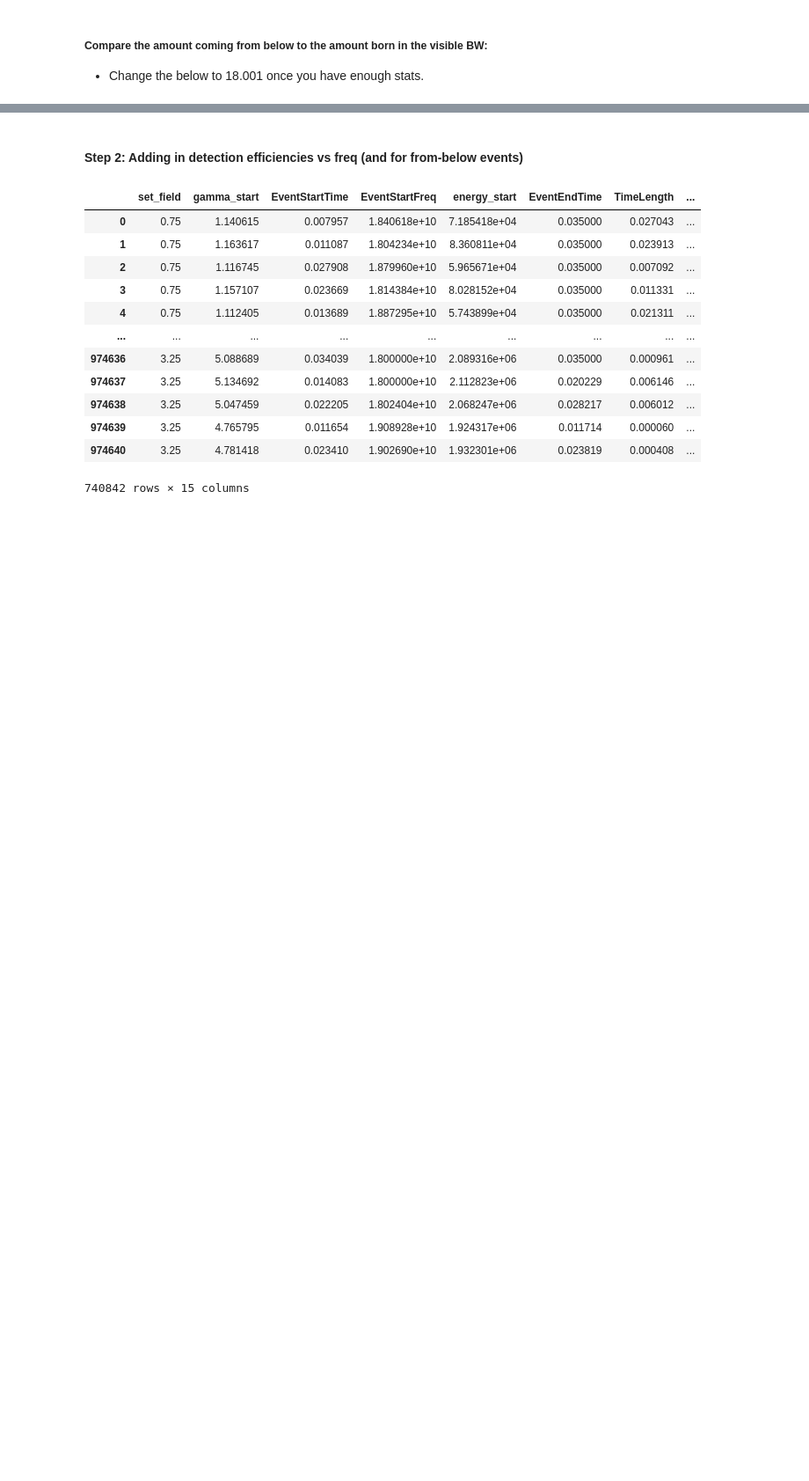
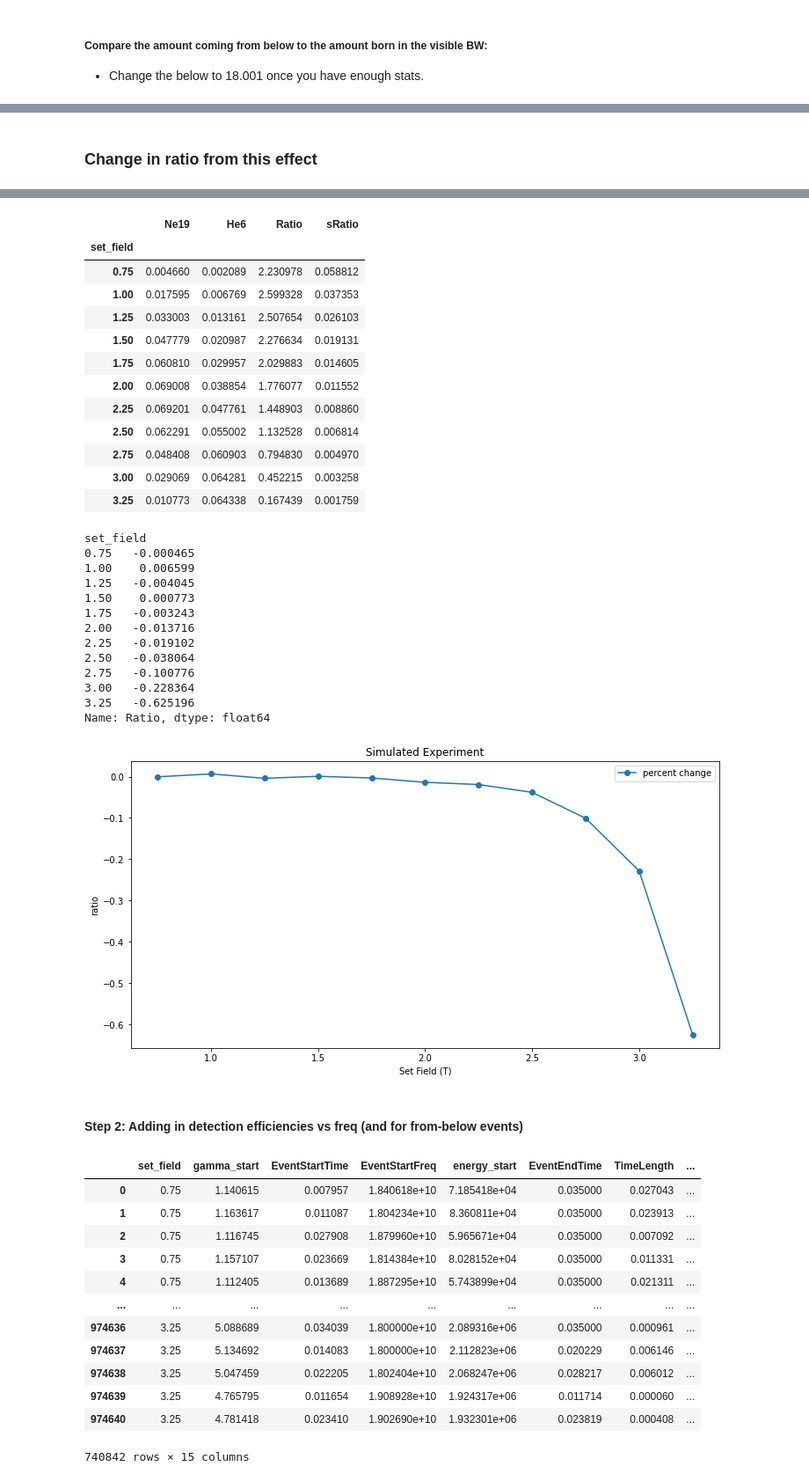
Before and after one commit to drewbyron/rocks-analysis-notebooks, a Jupyter notebook: MC_thesis_studies.ipynb, the cells around one changed output, grey strips where cells are left out. Shown at 88% size. Drawn from its saved outputs; the diff is of its cells as text; code cells hidden in the pictures; blank space fills up the shorter version.

```diff
--- a/MC_thesis_studies.ipynb
+++ b/MC_thesis_studies.ipynb
@@ -1401,0 +1428,34 @@ NameError: name 'events_ne' is not defined
+# %% [markdown]
+### Change in ratio from this effect
+# %%
+# Build the experimental ratio.
+everything_cut = {"EventStartFreq": (17.99e9, 19.1e9)}
+within_cut = {"EventStartFreq": (18.001e9, 19.1e9)}
+
+
+cuts = [everything_cut, within_cut]
+ratios = []
+# Plot results.
+fig0, ax0 = plt.subplots(figsize=(12,6))
+
+for cut in cuts:
+    spectra_ne, spectra_he = fb.build_MC_spectra(events_ne, events_he, cut, monitor_rate = 10**6)
+
+    ratio_exp = re.build_ratio(spectra_ne, spectra_he)
+    ratios.append(ratio_exp)
+
+    display(ratio_exp)
+
+ratio_change = (ratios[0].Ratio - ratios[1].Ratio) / ratios[0].Ratio
+
+display(ratio_change)
+ax0.plot(ratio_exp.index, ratio_change,  label = f"percent change", marker='o', ms=6)
+# ax0.plot(ratio_ext.index, ratio_ext.Ratio,  label = f"extended BW", marker='x',ls = "dotted", ms=6)
+
+
+ax0.set_ylabel('ratio')
+ax0.set_xlabel('Set Field (T)')
+ax0.set_title(f"Simulated Experiment")
+ax0.legend()
+plt.show()
+# %% [output]
@@ -1402,3 +1475,30 @@ NameError: name 'events_ne' is not defined
+|  | Ne19 | He6 | Ratio | sRatio |
+| set_field |  |  |  |  |
+| 0.75 | 0.004660 | 0.002089 | 2.230978 | 0.058812 |
+| 1.00 | 0.017595 | 0.006769 | 2.599328 | 0.037353 |
+| 1.25 | 0.033003 | 0.013161 | 2.507654 | 0.026103 |
+| 1.50 | 0.047779 | 0.020987 | 2.276634 | 0.019131 |
+| 1.75 | 0.060810 | 0.029957 | 2.029883 | 0.014605 |
+| 2.00 | 0.069008 | 0.038854 | 1.776077 | 0.011552 |
+| 2.25 | 0.069201 | 0.047761 | 1.448903 | 0.008860 |
+| 2.50 | 0.062291 | 0.055002 | 1.132528 | 0.006814 |
+| 2.75 | 0.048408 | 0.060903 | 0.794830 | 0.004970 |
+| 3.00 | 0.029069 | 0.064281 | 0.452215 | 0.003258 |
+| 3.25 | 0.010773 | 0.064338 | 0.167439 | 0.001759 |
+set_field
+0.75   -0.000465
+1.00    0.006599
+1.25   -0.004045
+1.50    0.000773
+1.75   -0.003243
+2.00   -0.013716
+2.25   -0.019102
+2.50   -0.038064
+2.75   -0.100776
+3.00   -0.228364
+3.25   -0.625196
+Name: Ratio, dtype: float64
+[figure, added]
 # %% [markdown]
 #### Step 2: Adding in detection efficiencies vs freq (and for from-below events)
 # %%
```
Also changed, not shown: parts of 8 cells of this notebook, 7 other files.
